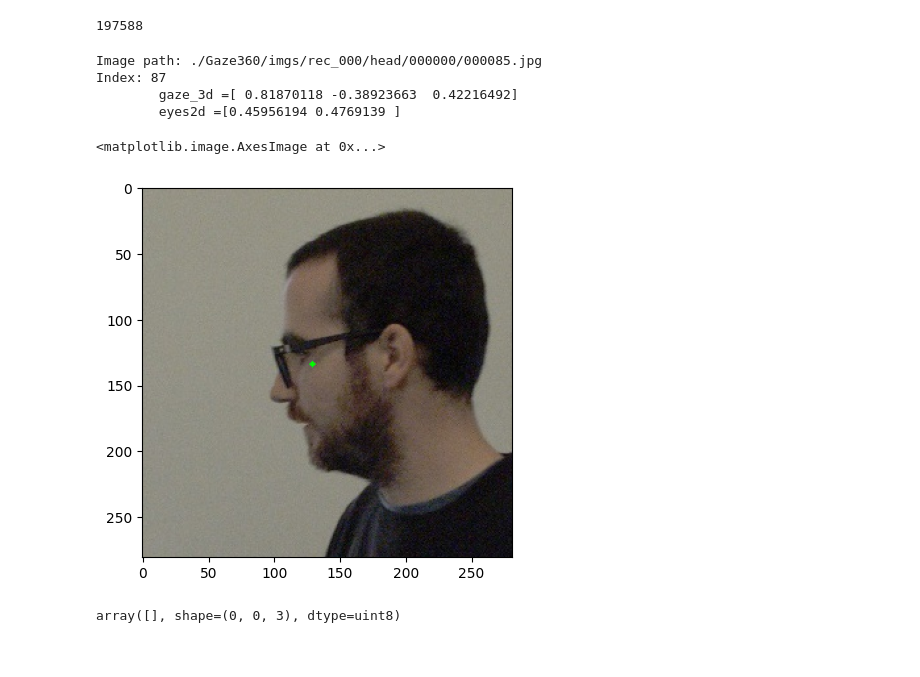
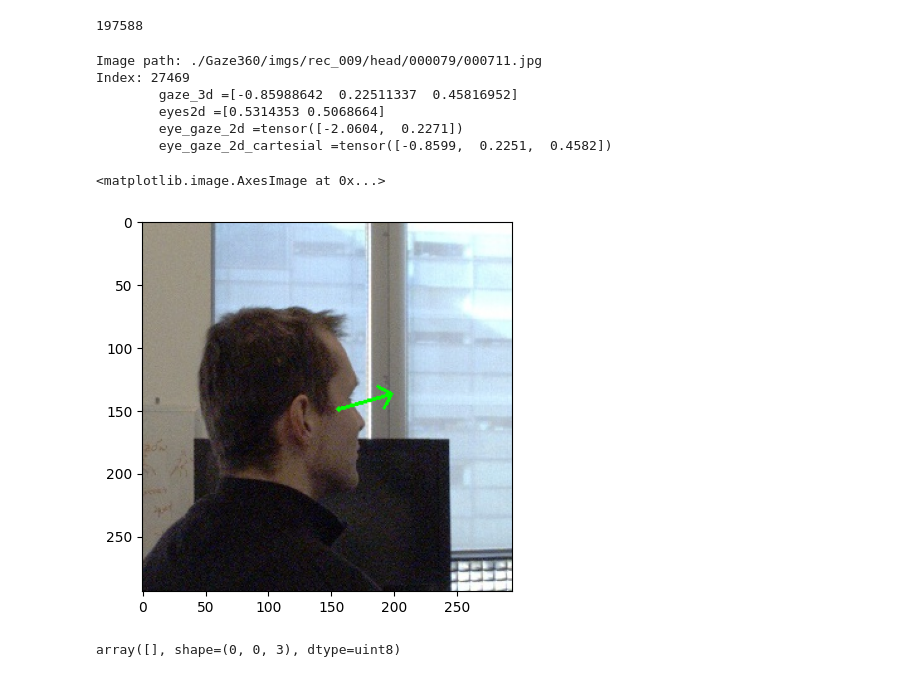
Before and after one commit to lsaraco/vpc2_project, a Jupyter notebook: gaze360_test.ipynb, the cells around one changed output. Cells and saved outputs as stored; diff of their text form; code cells hidden in the pictures.

Commit message:
Add training with gaze360

```diff
--- a/gaze360_test.ipynb
+++ b/gaze360_test.ipynb
@@ -64,3 +83,37 @@ len(mat_data['person_eyes2d'])
+# %%
+def draw_gaze_arrow(im_rgb, eye_gaze_2d, eye_position, scale=50):
+    """
+    Draw an arrow on the image pointing in the direction of eye gaze.
+
+    Parameters:
+    - im_rgb: The image (RGB format) on which to draw.
+    - eye_gaze_2d: A 2D tensor containing pitch (vertical angle) and yaw (horizontal angle).
+    - eye_position: A tuple (x, y) representing the position of the eye in the image (where the arrow starts).
+    - scale: A scaling factor to control the length of the arrow.
+    """
+    # Extract yaw and pitch from the 2D tensor
+    yaw = eye_gaze_2d[0].item()  # Horizontal angle (theta)
+    pitch = eye_gaze_2d[1].item()  # Vertical angle (phi)
+
+    # Project the 2D gaze direction to x and y components on the image
+    x_2d = math.cos(pitch) * math.sin(yaw)  # Horizontal direction
+    y_2d = math.sin(pitch)  # Vertical direction
+
+    # pitch = pitch*2*math.pi
+    # yaw = yaw*2*math.pi
+    dx = math.cos(pitch)*math.sin(yaw)
+    dy = math.sin(pitch)
+
+    # Compute the end point of the arrow, scaled by the 'scale' factor
+    end_point = (
+        int(eye_position[0] - x_2d * scale),
+        int(eye_position[1] - y_2d * scale)  # Negative because the y-axis is inverted in image coordinates
+    )
+
+    # Draw the arrow on the image
+    cv2.arrowedLine(im_rgb, eye_position, end_point, (0, 255, 0), 2, tipLength=0.3)
+
+    return im_rgb
 # %%
 recordings = mat_data['recordings'][0]
 recording = mat_data['recording'][0]
@@ -72,40 +125,49 @@ gaze_dir = mat_data['gaze_dir']
 person_head_bbox = mat_data['person_head_bbox']
 person_eye_left_bbox = mat_data['person_eye_left_bbox']
 
-i = randint(0,200)
+i = randint(0,len(recording)-1)
 
 path = "./Gaze360/imgs/"
 path +=    str(recordings[recording[i]][0])
 path +=     "/"
 path +=     cropType
 path +=     "/"
 path +=     '%06d' % person_identity[i]
 path +=     "/"
 path +=     '%06d.jpg' % frame[i]
 
 print(f"Image path: {path}")
 
 im = cv2.imread(path)
 
 gaze_3d = gaze_dir[i]
 print(f"Index: {i}")
 print(f"\tgaze_3d ={gaze_3d}")
 print(f"\teyes2d ={person_eyes2d[i]}")
 
+# 2D transformations:
+eye_gaze_2d = compute_spherical_vector(gaze_3d)
+teye_gaze_2d_cartesial = spherical2cartesial(eye_gaze_2d)
+print(f"\teye_gaze_2d ={eye_gaze_2d}")
+print(f"\teye_gaze_2d_cartesial ={teye_gaze_2d_cartesial}")
+
 im_rgb = cv2.cvtColor(im,cv2.COLOR_BGR2RGB)
 height,width,_ = im_rgb.shape
 dot_pos = (int(person_eyes2d[i][0]*width),int(person_eyes2d[i][1]*height))
 im_rgb = cv2.circle(im_rgb, dot_pos, radius=2, color=(0, 255, 0), thickness=-1)  # Green color, filled circle
+im_rgb = draw_gaze_arrow(im_rgb,eye_gaze_2d,dot_pos)
 
 
 plt.imshow(im_rgb)
 # %% [output]
-Image path: ./Gaze360/imgs/rec_000/head/000000/000085.jpg
-Index: 87
-        gaze_3d =[ 0.81870118 -0.38923663  0.42216492]
-        eyes2d =[0.45956194 0.4769139 ]
+Image path: ./Gaze360/imgs/rec_009/head/000079/000711.jpg
+Index: 27469
+        gaze_3d =[-0.85988642  0.22511337  0.45816952]
+        eyes2d =[0.5314353 0.5068664]
+        eye_gaze_2d =tensor([-2.0604,  0.2271])
+        eye_gaze_2d_cartesial =tensor([-0.8599,  0.2251,  0.4582])
 <matplotlib.image.AxesImage at 0x...>
-[figure, old version]
+[figure, new version]
 # %%
 headBBInFull = person_head_bbox[i,:]
 eyeBBInFull = person_eye_left_bbox[i,:]
```
Also changed, not shown: parts of 4 cells of this notebook, 5 other files.
